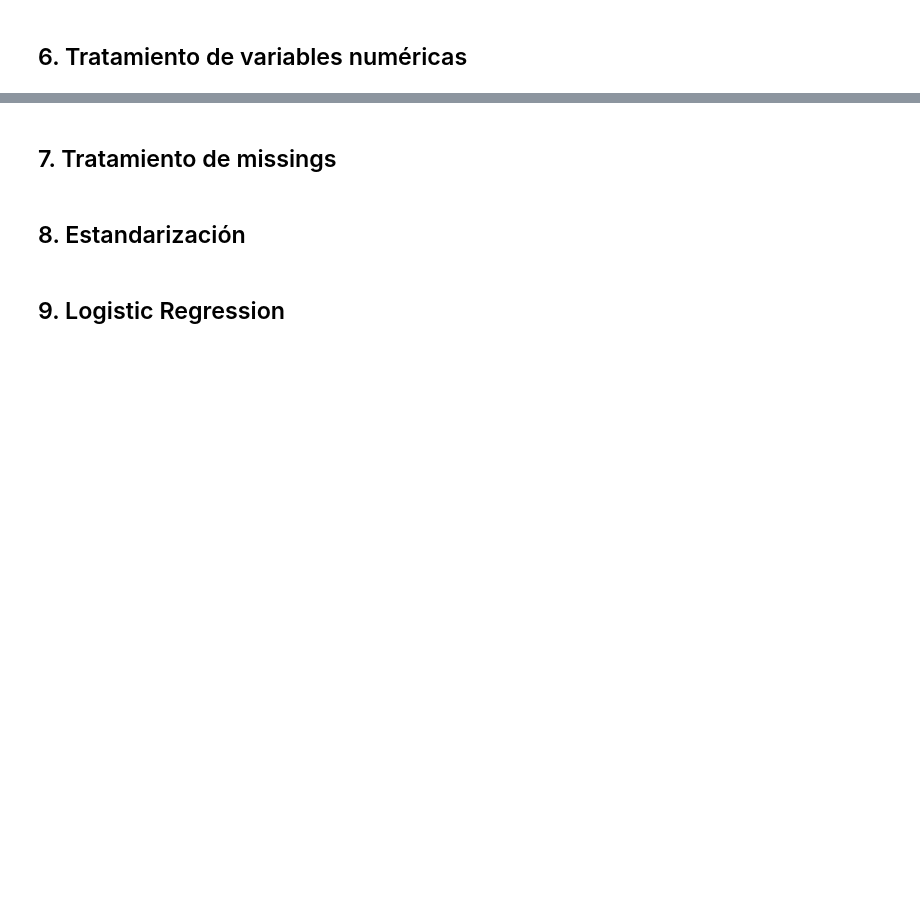
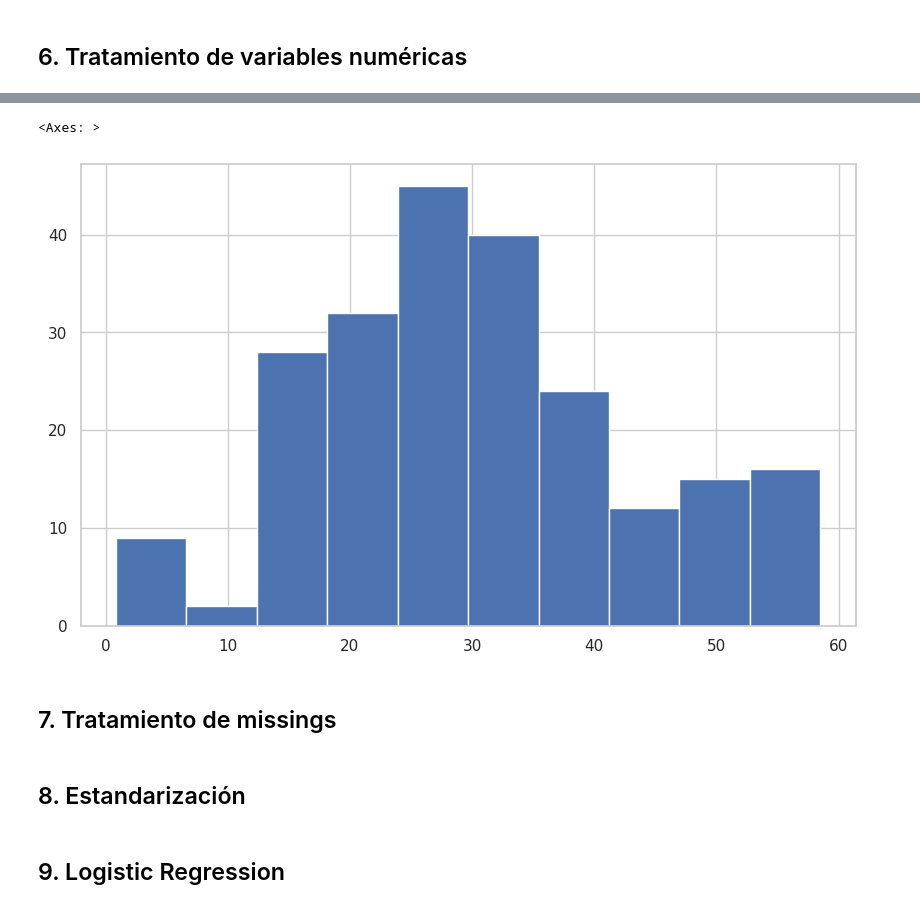
Before and after one commit to JCaballerot/Machine-Learning-Program, a Jupyter notebook: Supervised_models/Logistic_regression/Lab_Titanic.ipynb, the cells around one changed output, grey strips where cells are left out. Saved outputs shown, nothing was run; the diff lists cells and outputs as text; code cells hidden in the pictures; blank space fills up the shorter version.

```diff
--- a/Supervised_models/Logistic_regression/Lab_Titanic.ipynb
+++ b/Supervised_models/Logistic_regression/Lab_Titanic.ipynb
@@ -502,3 +655,8 @@ test_I  = z_score(test,  univariate, univariate.feature.tolist())
+# %%
+test_I.Age_zscore.hist()
+# %% [output]
+<Axes: >
+[figure, added]
 # %% [markdown]
 ## 7. Tratamiento de missings
 # %%
```
Also changed, not shown: parts of 32 cells of this notebook.
